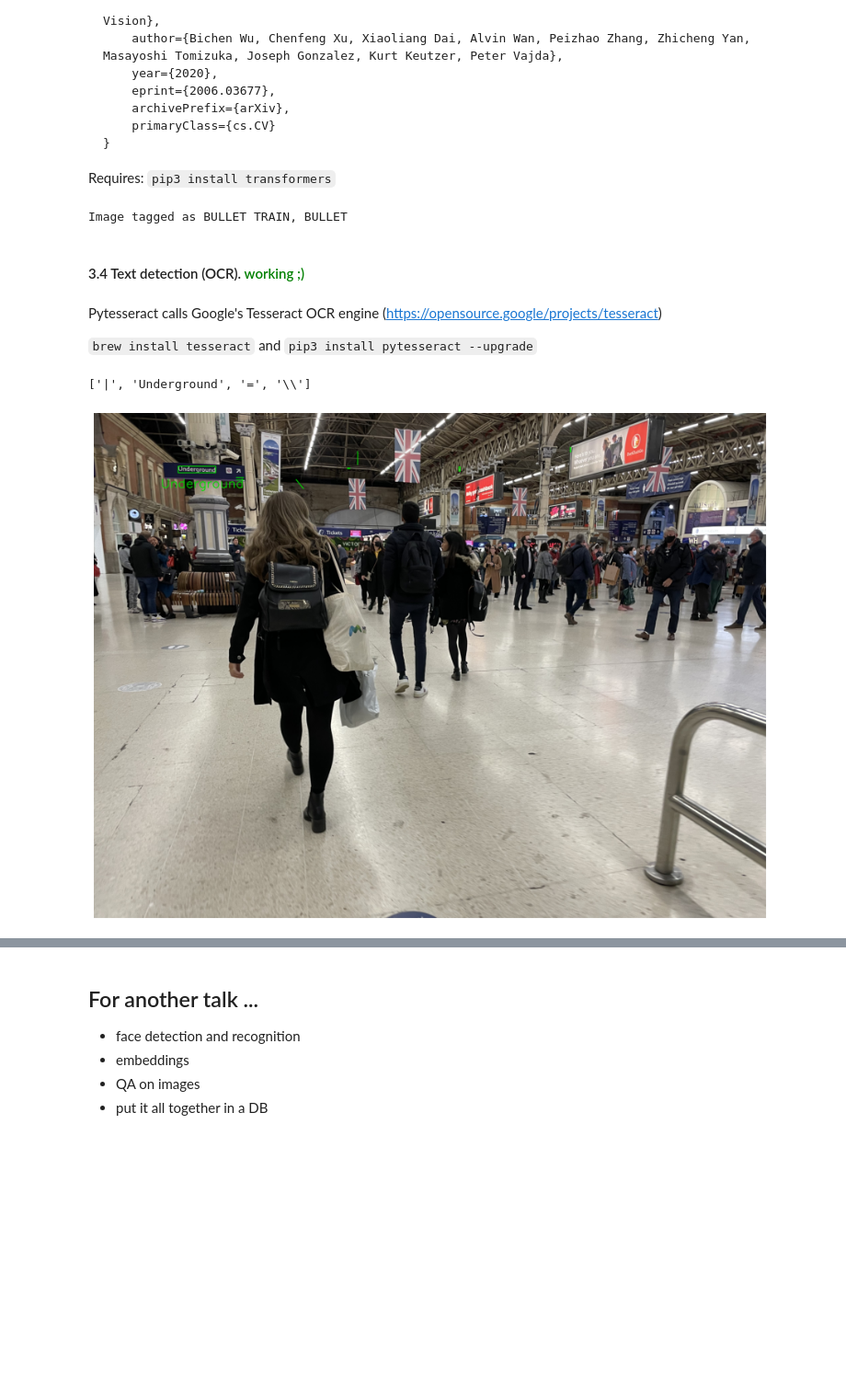
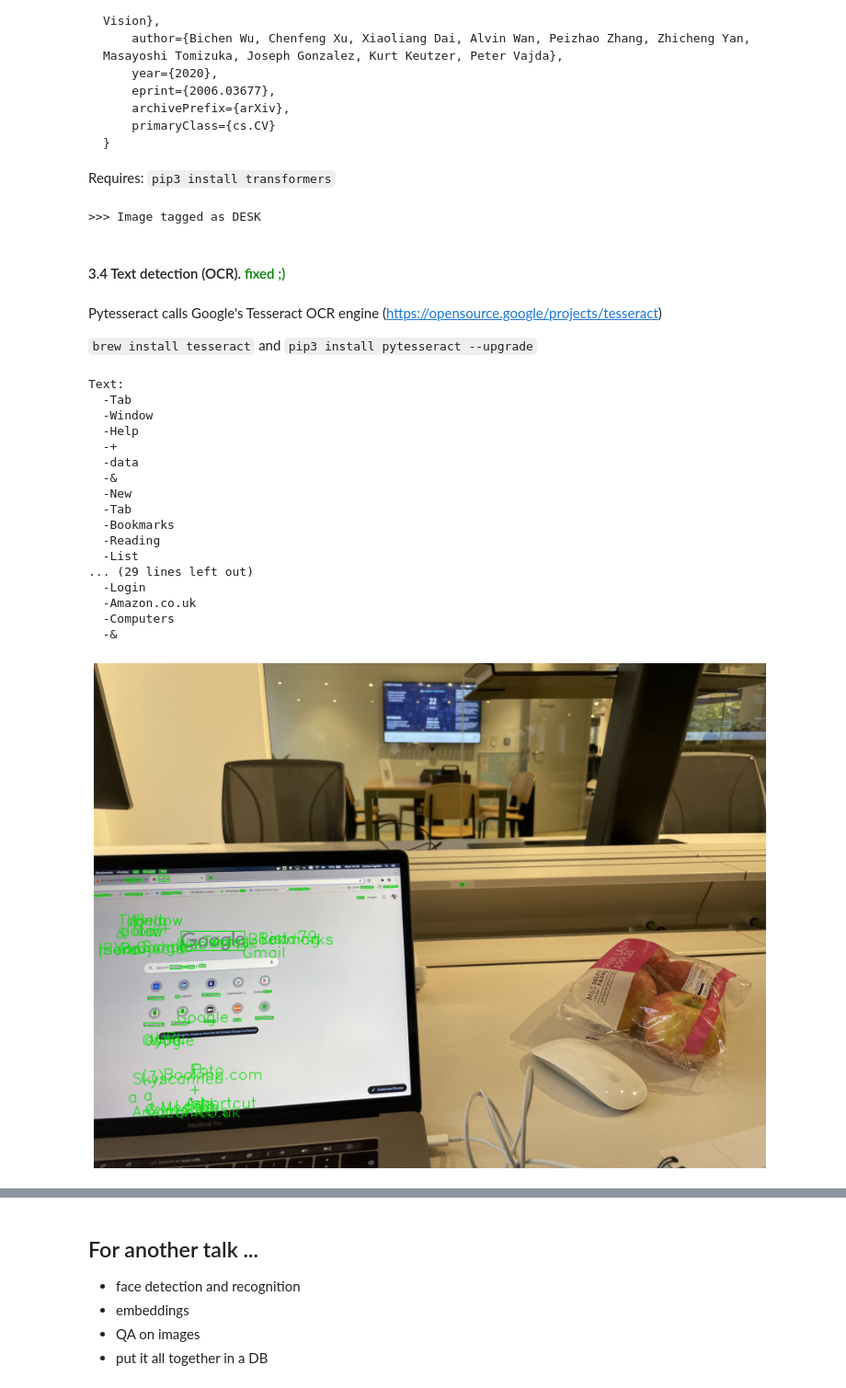
Before and after one commit to CarlitosDev/DSci_lighting_talk, a Jupyter notebook: src/LightingTalkCarlos.ipynb, the cells around one changed output, grey strips where cells are left out. Shown at 92% size. Saved outputs shown, nothing was run; the diff lists cells and outputs as text; code cells hidden in the pictures; blank space fills up the shorter version.

Commit message:
Lighting talk almost camera-ready

```diff
--- a/src/LightingTalkCarlos.ipynb
+++ b/src/LightingTalkCarlos.ipynb
@@ -62,6 +52,10 @@ plt.rcParams['figure.figsize'] = [18, 12]
 # %%
 this_file_path = '/Volumes/GoogleDrive/My Drive/DataScience/lighting talk/Victoria_station.HEIC'
 # this_file_path = '/Volumes/GoogleDrive/My Drive/DataScience/lighting talk/coffee_shop.HEIC'
+# this_file_path = '/Volumes/GoogleDrive/My Drive/DataScience/lighting talk/Boats_canal.HEIC'
+# this_file_path = '/Volumes/GoogleDrive/My Drive/DataScience/lighting talk/IMG_9192.HEIC'
+this_file_path = '/Volumes/GoogleDrive/My Drive/DataScience/lighting talk/EFCMS.HEIC'
+
 
 folder, fileName, fileExt = fu.fileparts(this_file_path)
 image_info = dict(folder=folder,fileName=fileName,fileExt=fileExt)
@@ -332,12 +329,12 @@ logits = outputs.logits
 # model predicts one of the 1000 ImageNet classes
 predicted_class_idx = logits.argmax(-1).item()
 dominant_class = model.config.id2label[predicted_class_idx].upper()
-print(f'Image tagged as {dominant_class}')
+print(f'>>> Image tagged as {dominant_class}')
 image_info['dominant_class'] = dominant_class
 # %% [output]
-Image tagged as BULLET TRAIN, BULLET
+>>> Image tagged as DESK
 # %% [markdown]
-#### 3.4 Text detection (OCR). <span style="color:green">working ;)</span>
+#### 3.4 Text detection (OCR). <span style="color:green">fixed ;)</span>
 # %% [markdown]
 Pytesseract calls Google's Tesseract OCR engine (https://opensource.google/projects/tesseract)
 
@@ -352,27 +349,44 @@ df_text = df_text[idx_A].copy()
 df_text.reset_index(drop=True, inplace=True)
 recognised_text = df_text.text.tolist()
 image_info['text_OCR'] = recognised_text
-# %% [output]
-['|', 'Underground', '=', '\\']
 # %%
 bounded = this_image.copy()
 img_h, img_w, _ = bounded.shape
 
 font                   = cv2.FONT_HERSHEY_SIMPLEX
-fontScale              = 2.5
+fontScale              = 3
 fontColor              = (0,222,0)
 thickness              = 3
 lineType               = 2
 
+print('Text:')
 for _,iRow in df_text.iterrows():
+    print(f'  -{iRow.text}')
     leftCorner = (iRow.left, iRow.top)
     boxExtent = (iRow.left+iRow.width, iRow.top+iRow.height)
     cv2.rectangle(bounded,leftCorner , boxExtent, fontColor, 3)
     cv2.putText(bounded,iRow.text,
                 (int(boxExtent[0]*0.55), int(boxExtent[1]*1.25)),
                 font, fontScale,fontColor,thickness,lineType)
 
 imgu.show_image(bounded)
 # %% [output]
+Text:
+  -Tab
+  -Window
+  -Help
+  -+
+  -data
+  -&
+  -New
+  -Tab
+  -Bookmarks
+  -Reading
+  -List
+... (29 lines left out)
+  -Login
+  -Amazon.co.uk
+  -Computers
+  -&
-[figure, old version]
+[figure, new version]
 # %% [markdown]
```
Also changed, not shown: parts of 17 cells of this notebook.
